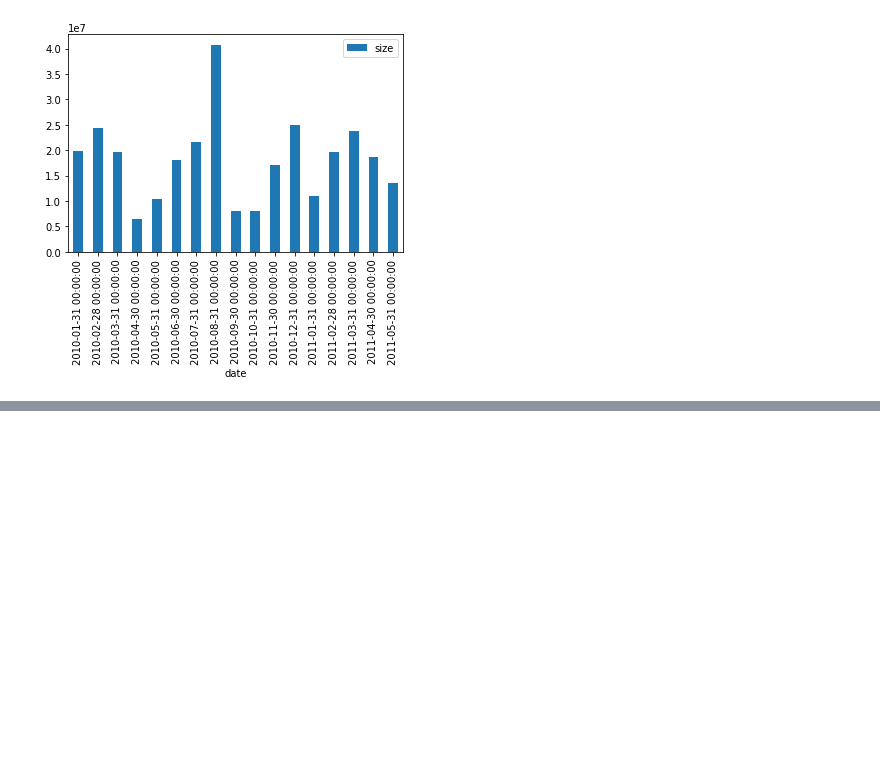
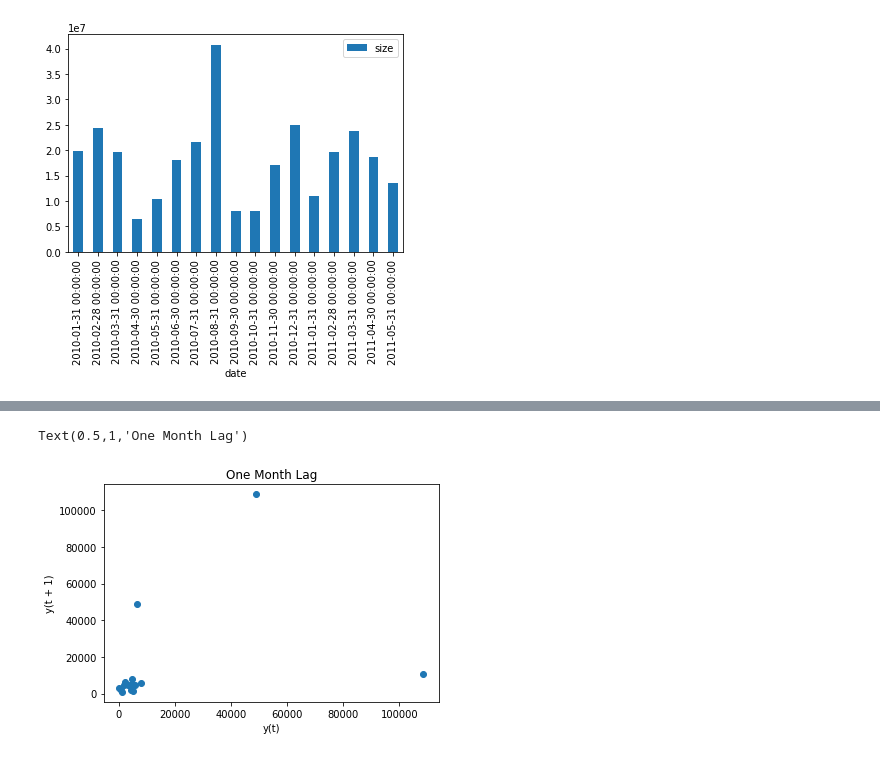
Before and after one commit to Emaasit/long-range-extrapolation, a Jupyter notebook: code/notebooks/ARIMA Analysis on CERT Email Data.ipynb, the cells around one changed output, grey strips where cells are left out. Saved outputs shown, nothing was run; the diff lists cells and outputs as text; code cells hidden in the pictures; blank space fills up the shorter version.

```diff
--- a/code/notebooks/CERT Email Data.ipynb
+++ b/code/notebooks/ARIMA Analysis on CERT Email Data.ipynb
@@ -217,0 +327,10 @@ df_noninsider.resample('1M', on='date').sum().plot(kind='bar')
+# %%
+# We can view lab plots. This will
+# help us visualize points at time t
+# correlated with previous time points
+from pandas.plotting import lag_plot
+lag_plot(df_size['size'] / 1000., lag=1)
+plt.title("One Month Lag")
+# %% [output]
+Text(0.5,1,'One Month Lag')
+[figure, added]
```
Also changed, not shown: parts of 29 cells of this notebook, 1 other file.
